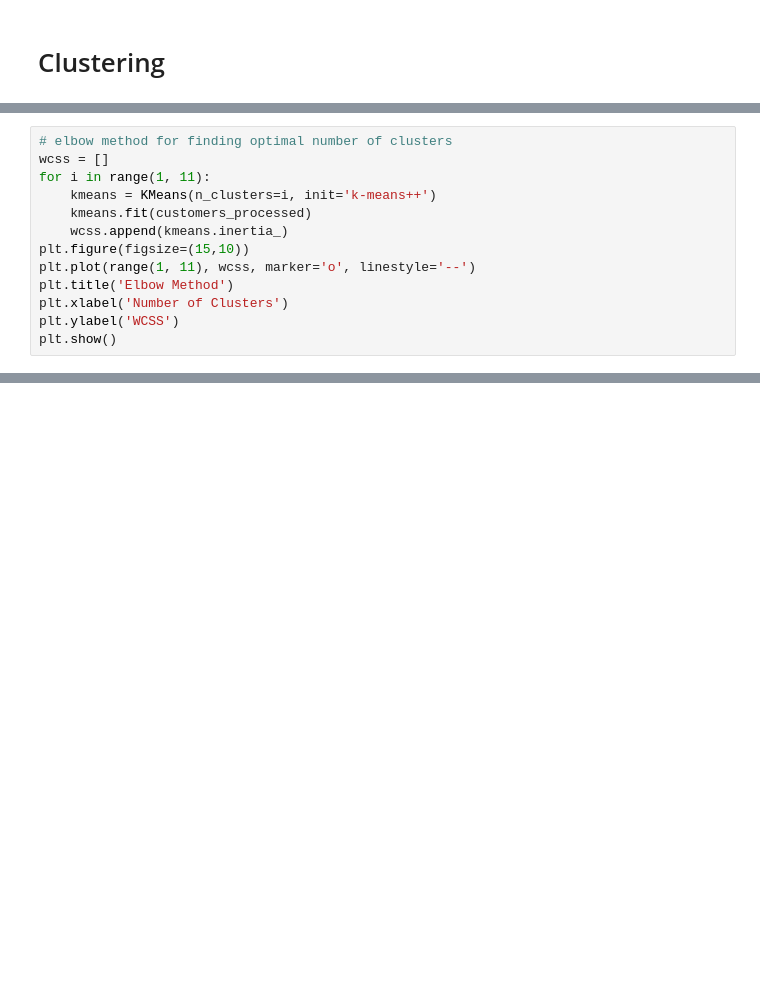
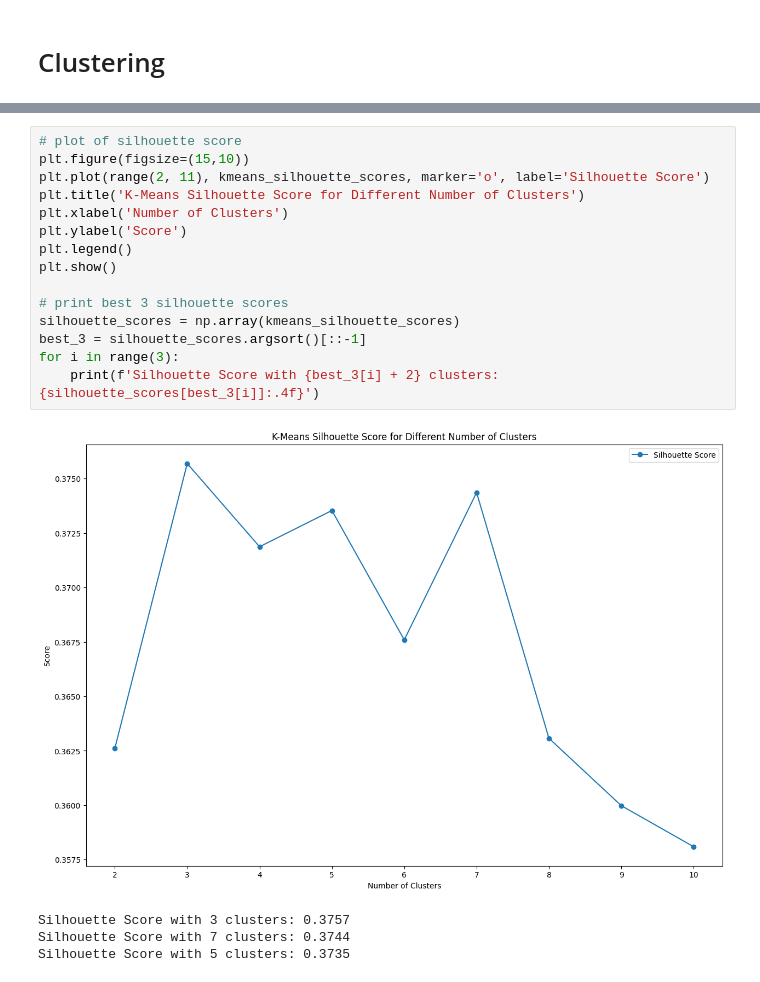
Before and after one commit to Bluxen/DA-Project2, a Jupyter notebook: 13_Shop_Customer_Data.ipynb, the cells around one changed output, grey strips where cells are left out. Saved outputs shown, nothing was run; the diff lists cells and outputs as text; blank space fills up the shorter version.

```diff
--- a/13_Shop_Customer_Data.ipynb
+++ b/13_Shop_Customer_Data.ipynb
@@ -471,13 +474,0 @@ plt.show()
-# %%
-# elbow method for finding optimal number of clusters
-wcss = []
-for i in range(1, 11):
-    kmeans = KMeans(n_clusters=i, init='k-means++')
-    kmeans.fit(customers_processed)
-    wcss.append(kmeans.inertia_)
-plt.figure(figsize=(15,10))
-plt.plot(range(1, 11), wcss, marker='o', linestyle='--')
-plt.title('Elbow Method')
-plt.xlabel('Number of Clusters')
-plt.ylabel('WCSS')
-plt.show()
@@ -487,0 +493,20 @@ plt.show()
+# %%
+# plot of silhouette score
+plt.figure(figsize=(15,10))
+plt.plot(range(2, 11), kmeans_silhouette_scores, marker='o', label='Silhouette Score')
+plt.title('K-Means Silhouette Score for Different Number of Clusters')
+plt.xlabel('Number of Clusters')
+plt.ylabel('Score')
+plt.legend()
+plt.show()
+
+# print best 3 silhouette scores
+silhouette_scores = np.array(kmeans_silhouette_scores)
+best_3 = silhouette_scores.argsort()[::-1]
+for i in range(3):
+    print(f'Silhouette Score with {best_3[i] + 2} clusters: {silhouette_scores[best_3[i]]:.4f}')
+# %% [output]
+[figure, added]
+Silhouette Score with 3 clusters: 0.3757
+Silhouette Score with 7 clusters: 0.3744
+Silhouette Score with 5 clusters: 0.3735
```
Also changed, not shown: parts of 31 cells of this notebook.
